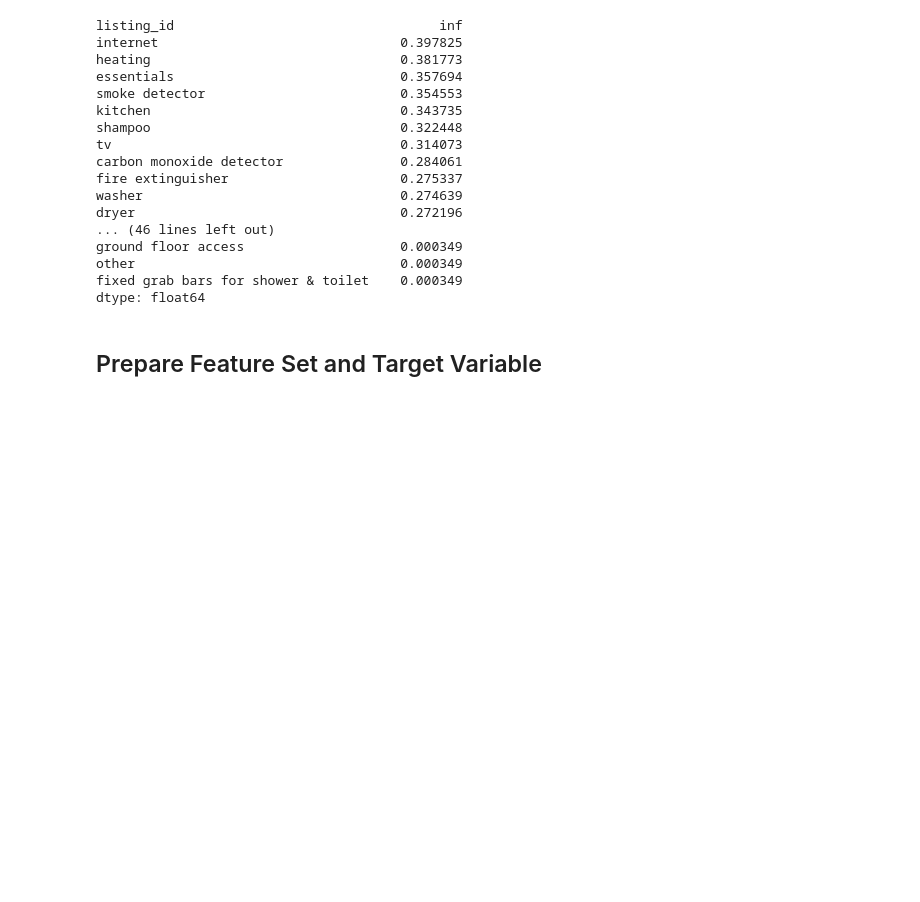
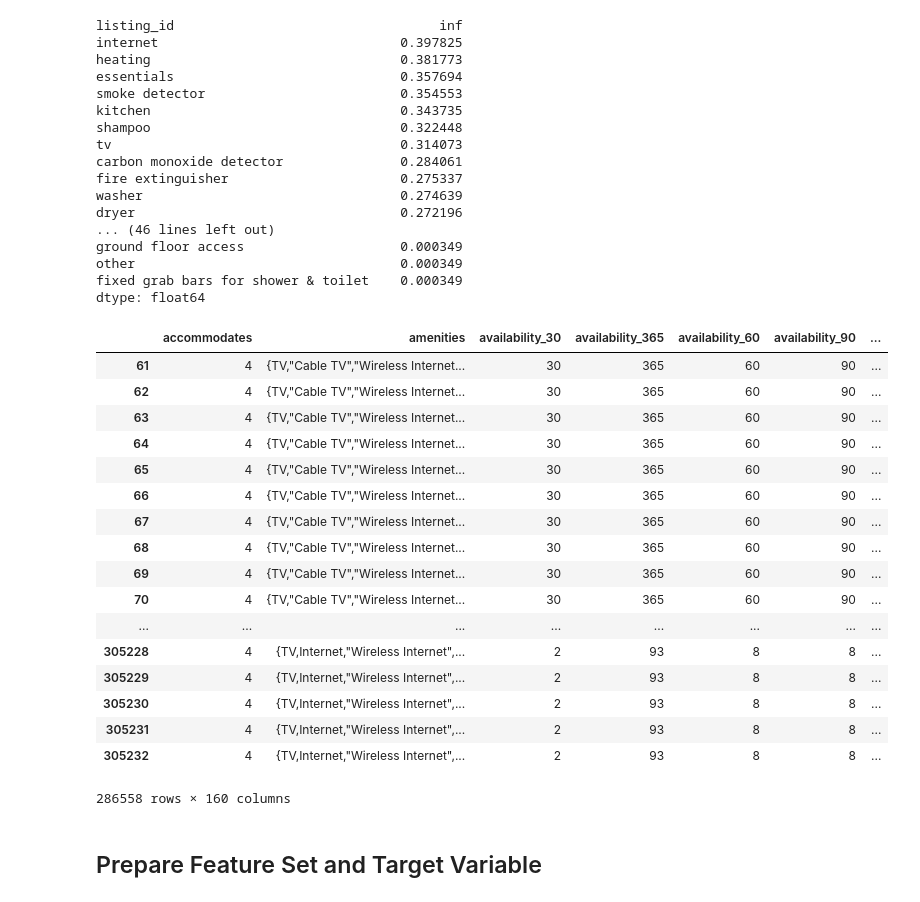
Before and after one commit to fffdong/SpringBoard-Capstone-Project, a Jupyter notebook: Data Wrangle and EDA.ipynb, the cells around one changed output. Drawn from its saved outputs; the diff is of its cells as text; code cells hidden in the pictures; blank space fills up the shorter version.

```diff
--- a/Data Wrangle and EDA.ipynb
+++ b/Data Wrangle and EDA.ipynb
@@ -230,6 +232,27 @@ dtype: float64
 # %%
 drop = amen_perc[amen_perc < 0.05].to_frame().reset_index()
 allData.drop(list(drop['index']), axis=1, inplace=True)
+# %%
+allData
+# %% [output]
+|  | accommodates | amenities | availability_30 | availability_365 | availability_60 | availability_90 | ... |
+| 61 | 4 | {TV,"Cable TV","Wireless Internet... | 30 | 365 | 60 | 90 | ... |
+| 62 | 4 | {TV,"Cable TV","Wireless Internet... | 30 | 365 | 60 | 90 | ... |
+| 63 | 4 | {TV,"Cable TV","Wireless Internet... | 30 | 365 | 60 | 90 | ... |
+| 64 | 4 | {TV,"Cable TV","Wireless Internet... | 30 | 365 | 60 | 90 | ... |
+| 65 | 4 | {TV,"Cable TV","Wireless Internet... | 30 | 365 | 60 | 90 | ... |
+| 66 | 4 | {TV,"Cable TV","Wireless Internet... | 30 | 365 | 60 | 90 | ... |
+| 67 | 4 | {TV,"Cable TV","Wireless Internet... | 30 | 365 | 60 | 90 | ... |
+| 68 | 4 | {TV,"Cable TV","Wireless Internet... | 30 | 365 | 60 | 90 | ... |
+| 69 | 4 | {TV,"Cable TV","Wireless Internet... | 30 | 365 | 60 | 90 | ... |
+| 70 | 4 | {TV,"Cable TV","Wireless Internet... | 30 | 365 | 60 | 90 | ... |
+| ... | ... | ... | ... | ... | ... | ... | ... |
+| 305228 | 4 | {TV,Internet,"Wireless Internet",... | 2 | 93 | 8 | 8 | ... |
+| 305229 | 4 | {TV,Internet,"Wireless Internet",... | 2 | 93 | 8 | 8 | ... |
+| 305230 | 4 | {TV,Internet,"Wireless Internet",... | 2 | 93 | 8 | 8 | ... |
+| 305231 | 4 | {TV,Internet,"Wireless Internet",... | 2 | 93 | 8 | 8 | ... |
+| 305232 | 4 | {TV,Internet,"Wireless Internet",... | 2 | 93 | 8 | 8 | ... |
+286558 rows × 160 columns
 # %% [markdown]
 ## Prepare Feature Set and Target Variable
 # %%
```
Also changed, not shown: parts of 17 cells of this notebook.
